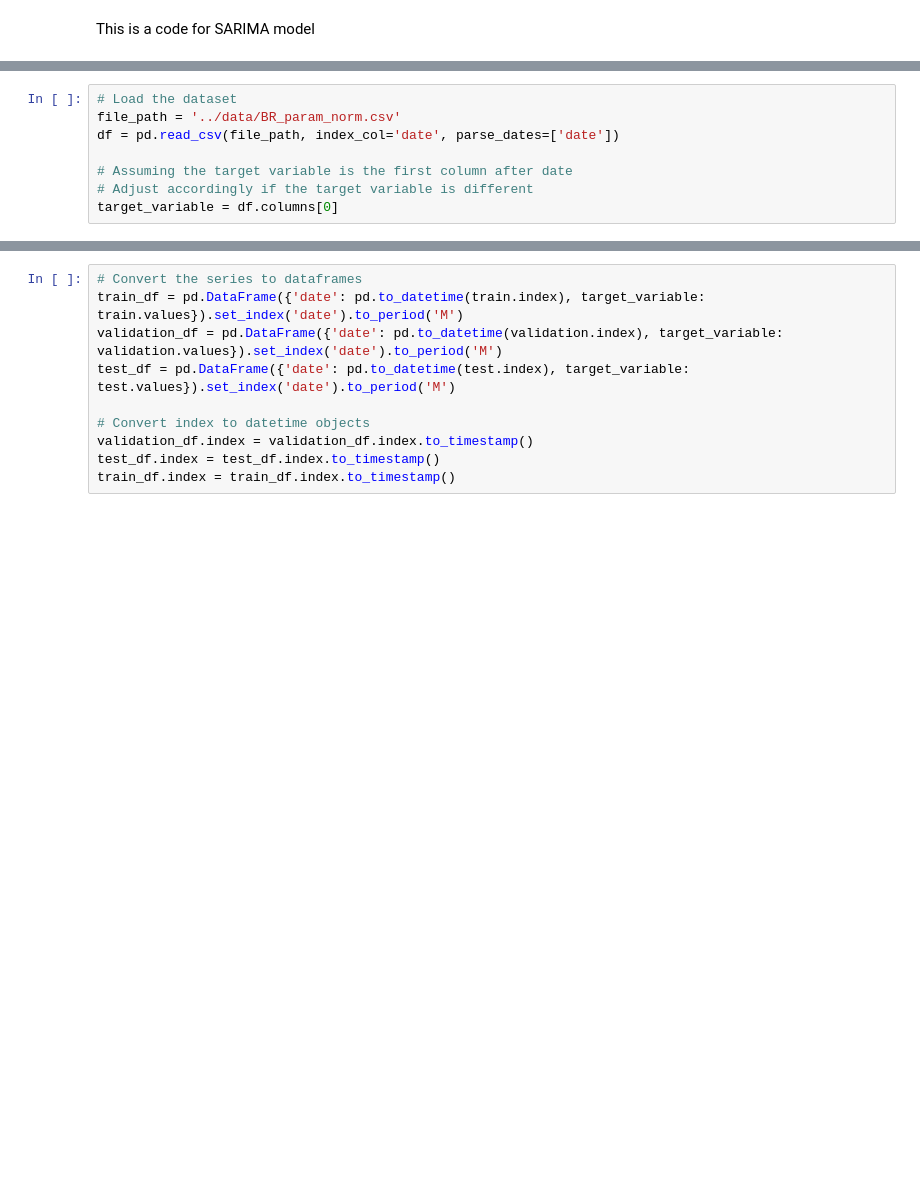
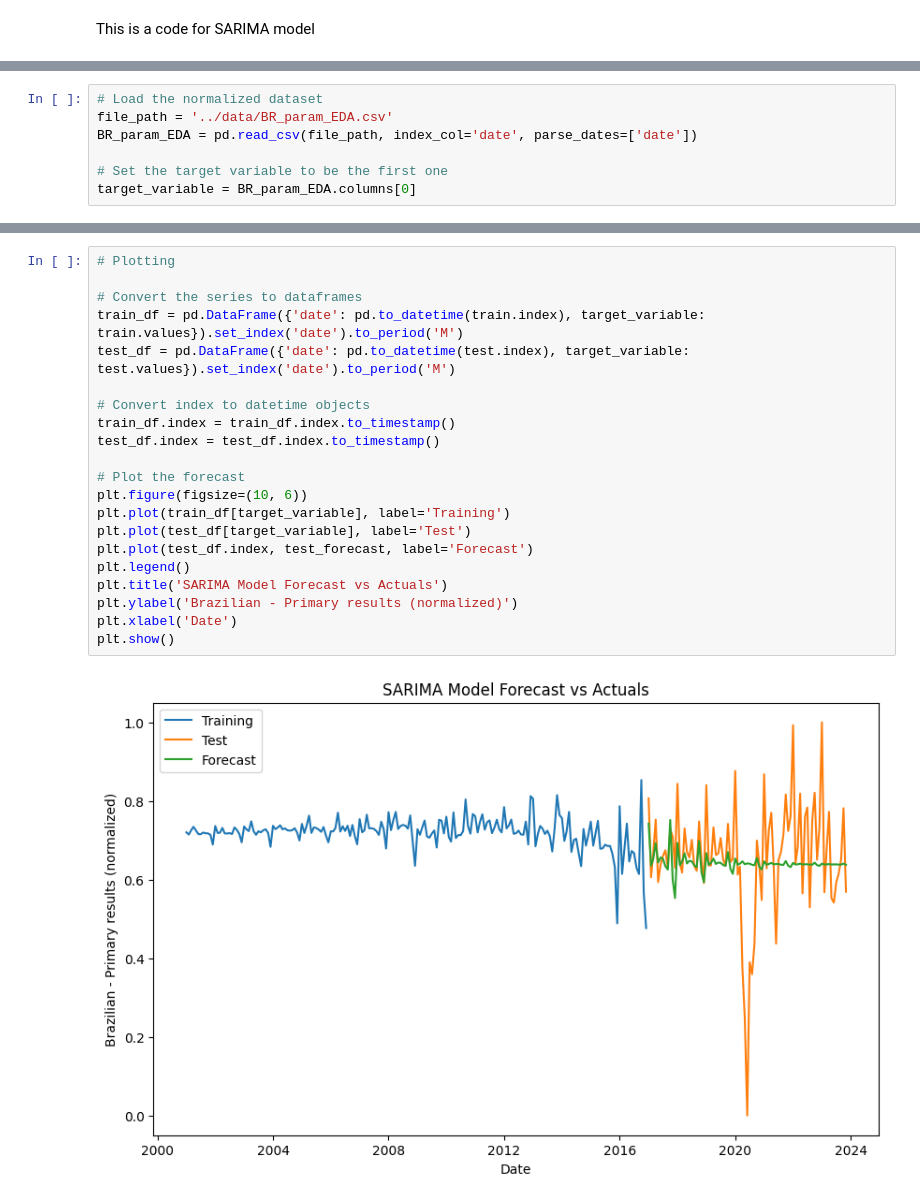
Before and after one commit to augustofonseca25/primary-balance-forecast, a Jupyter notebook: scr/SARIMA.ipynb, the cells around one changed output, grey strips where cells are left out. Cells and saved outputs as stored; diff of their text form; blank space fills up the shorter version.

```diff
--- a/scr/SARIMA.ipynb
+++ b/scr/SARIMA.ipynb
@@ -11,8 +17,7 @@ warnings.filterwarnings('ignore')
 # %%
-# Load the dataset
-file_path = '../data/BR_param_norm.csv'
-df = pd.read_csv(file_path, index_col='date', parse_dates=['date'])
+# Load the normalized dataset
+file_path = '../data/BR_param_EDA.csv'
+BR_param_EDA = pd.read_csv(file_path, index_col='date', parse_dates=['date'])
 
-# Assuming the target variable is the first column after date
-# Adjust accordingly if the target variable is different
-target_variable = df.columns[0]
+# Set the target variable to be the first one
+target_variable = BR_param_EDA.columns[0]
@@ -93,10 +125,23 @@ ACF and PACF plots generated.
 # %%
+# Plotting
+
 # Convert the series to dataframes
 train_df = pd.DataFrame({'date': pd.to_datetime(train.index), target_variable: train.values}).set_index('date').to_period('M')
-validation_df = pd.DataFrame({'date': pd.to_datetime(validation.index), target_variable: validation.values}).set_index('date').to_period('M')
 test_df = pd.DataFrame({'date': pd.to_datetime(test.index), target_variable: test.values}).set_index('date').to_period('M')
 
 # Convert index to datetime objects
-validation_df.index = validation_df.index.to_timestamp()
+train_df.index = train_df.index.to_timestamp()
 test_df.index = test_df.index.to_timestamp()
-train_df.index = train_df.index.to_timestamp()
+
+# Plot the forecast
+plt.figure(figsize=(10, 6))
+plt.plot(train_df[target_variable], label='Training')
+plt.plot(test_df[target_variable], label='Test')
+plt.plot(test_df.index, test_forecast, label='Forecast')
+plt.legend()
+plt.title('SARIMA Model Forecast vs Actuals')
+plt.ylabel('Brazilian - Primary results (normalized)')
+plt.xlabel('Date')
+plt.show()
+# %% [output]
+[figure, added]
```
Also changed, not shown: parts of 13 cells of this notebook, 5 other files.
